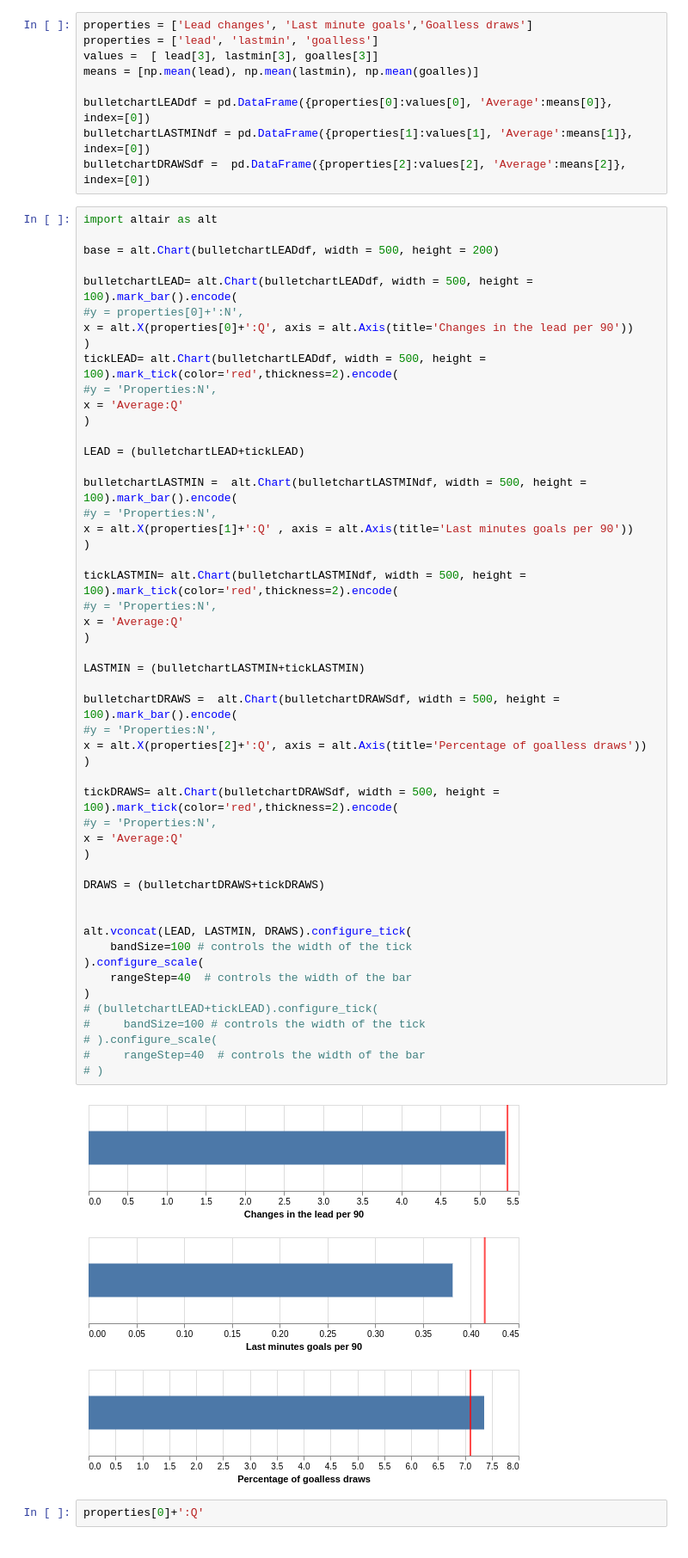
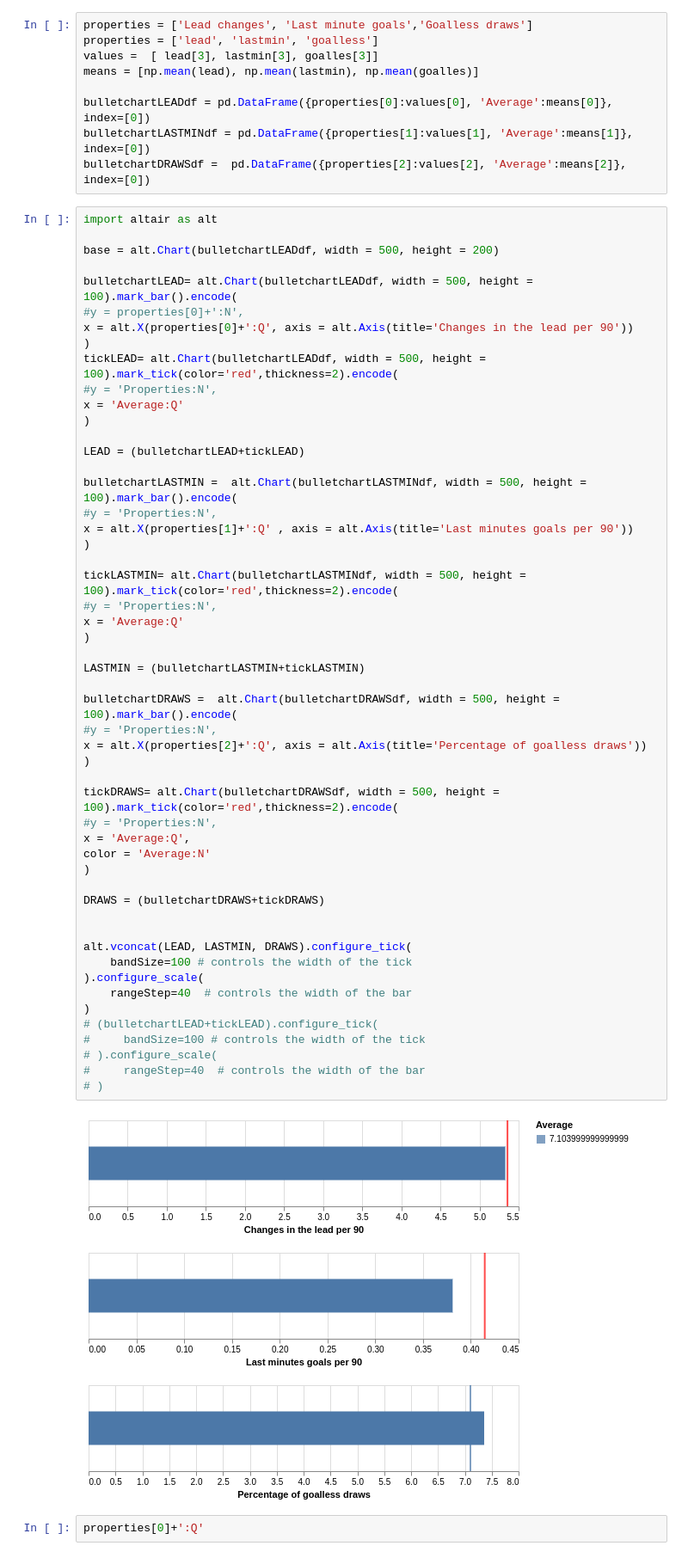
Before and after one commit to bernatesquirol/SoccerViz, a Jupyter notebook: bulletchart.ipynb, the cells around one changed output. Shown: that part at 86% size. Cells and saved outputs as stored; diff of their text form.

```diff
--- a/bulletchart.ipynb
+++ b/bulletchart.ipynb
@@ -71,35 +71,36 @@ x = alt.X(properties[1]+':Q' , axis = alt.Axis(title='Last minutes goals per 90'
 tickLASTMIN= alt.Chart(bulletchartLASTMINdf, width = 500, height = 100).mark_tick(color='red',thickness=2).encode(
 #y = 'Properties:N',
 x = 'Average:Q'
 )
 
 LASTMIN = (bulletchartLASTMIN+tickLASTMIN)
 
 bulletchartDRAWS =  alt.Chart(bulletchartDRAWSdf, width = 500, height = 100).mark_bar().encode(
 #y = 'Properties:N',
 x = alt.X(properties[2]+':Q', axis = alt.Axis(title='Percentage of goalless draws'))
 )
 
 tickDRAWS= alt.Chart(bulletchartDRAWSdf, width = 500, height = 100).mark_tick(color='red',thickness=2).encode(
 #y = 'Properties:N',
-x = 'Average:Q'
+x = 'Average:Q',
+color = 'Average:N'
 )
 
 DRAWS = (bulletchartDRAWS+tickDRAWS)
 
 
 alt.vconcat(LEAD, LASTMIN, DRAWS).configure_tick(
     bandSize=100 # controls the width of the tick
 ).configure_scale(
     rangeStep=40  # controls the width of the bar
 )
 # (bulletchartLEAD+tickLEAD).configure_tick(
 #     bandSize=100 # controls the width of the tick
 # ).configure_scale(
 #     rangeStep=40  # controls the width of the bar
 # )
 # %% [output]
-[figure, old version]
+[figure, new version]
 # %%
 properties[0]+':Q'
 # %% [output]
```
Also changed, not shown: 2 other files.
